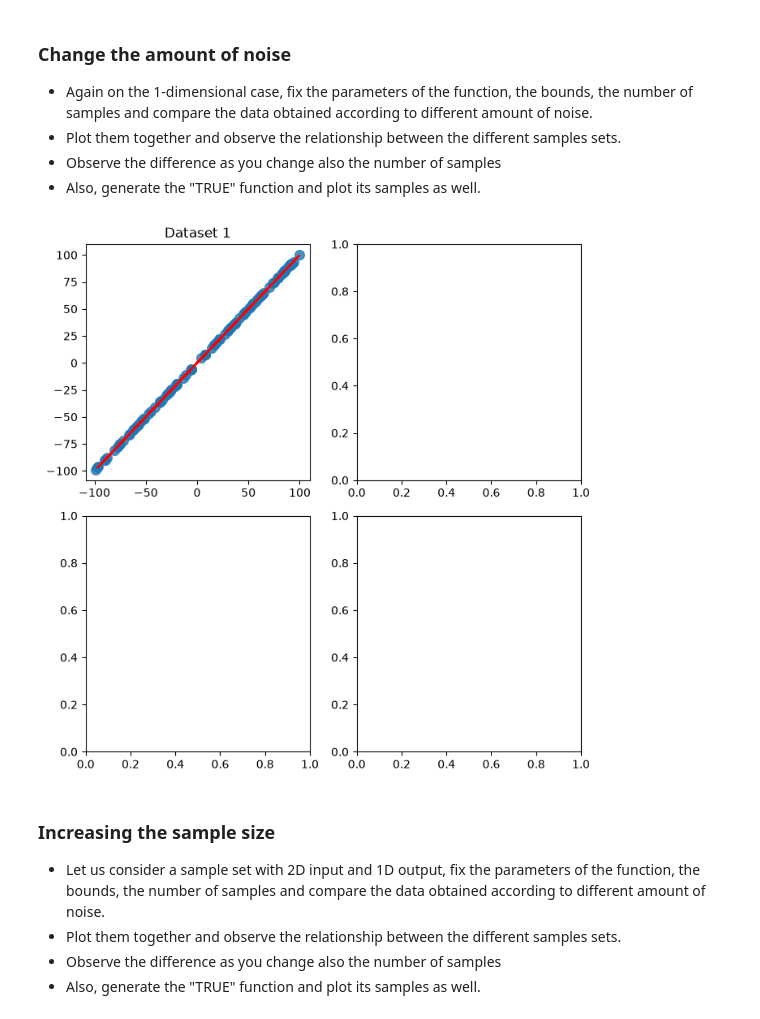
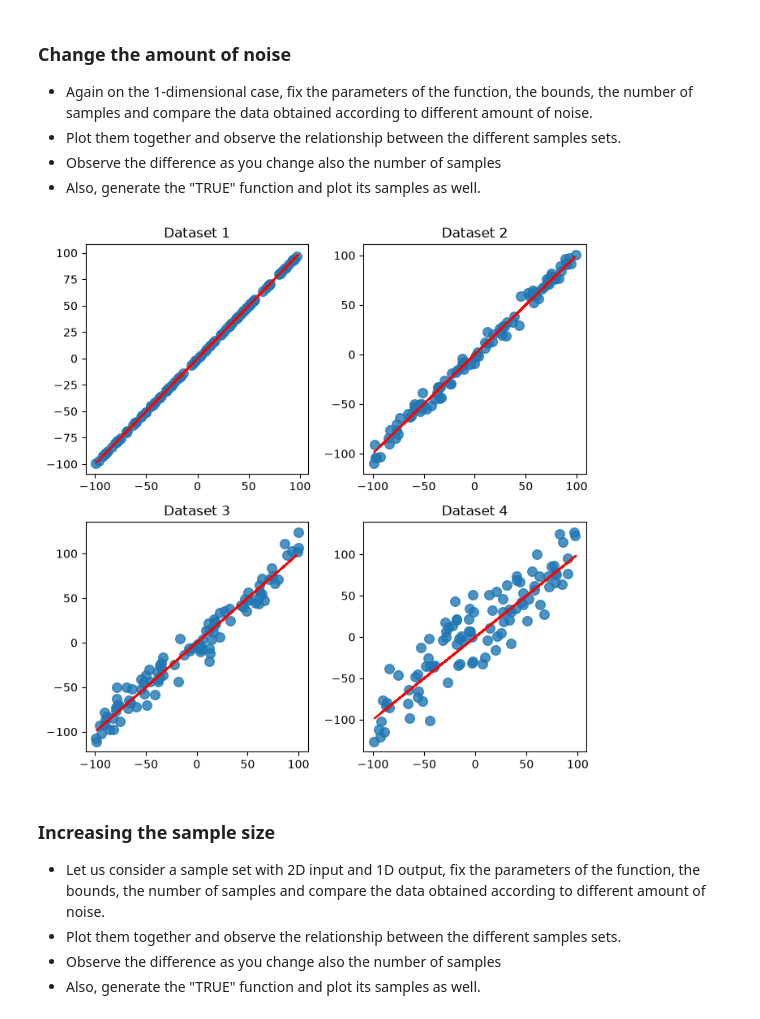
Before and after one commit to sinahatami/ml, a Jupyter notebook: notebooks/labs/Lab0_DataGeneration.ipynb, the cells around one changed output. Saved outputs shown, nothing was run; the diff lists cells and outputs as text; code cells hidden in the pictures.

```diff
--- a/notebooks/labs/Lab0_DataGeneration.ipynb
+++ b/notebooks/labs/Lab0_DataGeneration.ipynb
@@ -111,35 +119,48 @@ n = 100
 D = 1
 w = np.array([1]).reshape(-1, D).transpose()
 
 low_D = np.array([-100])
 high_D = np.array([100])
 
 # Here we can compute the true function
 Xtrue, Ytrue = linearRegrFunction(100, D, low_D, high_D, w, 0)
 
 # Setup a plot in which the different sets can be shown and visually compared
 fig = plt.figure(figsize=(7,7))
 ax0 = fig.add_subplot(2, 2, 1)
 ax1 = fig.add_subplot(2, 2, 2)
 ax2 = fig.add_subplot(2, 2, 3)
 ax3 = fig.add_subplot(2, 2, 4)
 
 Xd1, Yd1 = linearRegrFunction(n, D, low_D, high_D, w, sigma_noise=0.1)
 ax0.scatter(Xd1, Yd1, s=70, alpha=0.8)
 ax0.plot(Xtrue, Ytrue, c='r')
 ax0.set_title("Dataset 1")
 
 # GENERATE 3 FURTHER INSTANCES OF THE DATA KEEPING THE SAME VALUE FOR ALL THE PARAMETERS BUT THE NOISE LEVEL
 # DATASET Xd2, Yd2 WITH sigma_noise = 5
 # DATASET Xd3, Yd3 WITH sigma_noise = 10
 # DATASET Xd4, Yd4 WITH sigma_noise = 25
 # VISUALIZE THE OBTAINED POINTS ON DIFFERENT SUBPLOTS
 
-# Fill here...
+Xd2, Yd2 = linearRegrFunction(n, D, low_D, high_D, w, sigma_noise=5)
+ax1.scatter(Xd2, Yd2, s=70, alpha=0.8)
+ax1.plot(Xtrue, Ytrue, c='r')
+ax1.set_title("Dataset 2")
+
+Xd3, Yd3 = linearRegrFunction(n, D, low_D, high_D, w, sigma_noise=10)
+ax2.scatter(Xd3, Yd3, s=70, alpha=0.8)
+ax2.plot(Xtrue, Ytrue, c='r')
+ax2.set_title("Dataset 3")
+
+Xd4, Yd4 = linearRegrFunction(n, D, low_D, high_D, w, sigma_noise=25)
+ax3.scatter(Xd4, Yd4, s=70, alpha=0.8)
+ax3.plot(Xtrue, Ytrue, c='r')
+ax3.set_title("Dataset 4")
 
 fig.tight_layout()
 # %% [output]
-[figure, old version]
+[figure, new version]
 # %% [markdown]
 ### Increasing the sample size
 
```
Also changed, not shown: parts of 7 cells of this notebook.
